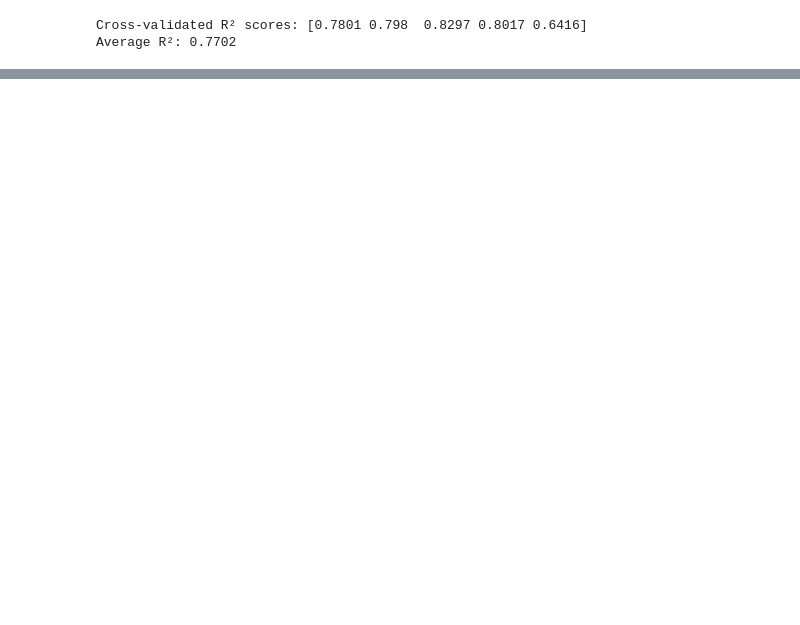
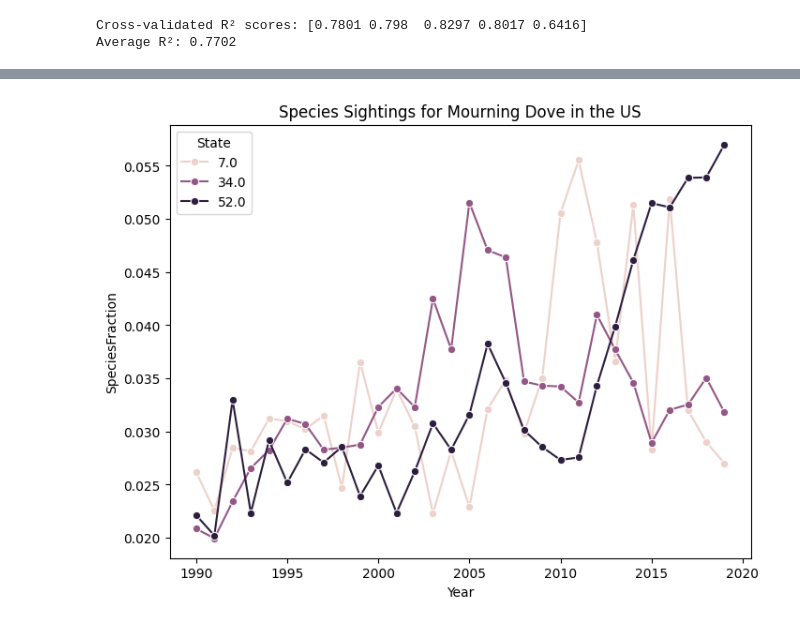
Before and after one commit to mt3842/STAT4291proj, a Jupyter notebook: data/processed/bird.ipynb, the cells around one changed output, grey strips where cells are left out. Drawn from its saved outputs; the diff is of its cells as text; code cells hidden in the pictures; blank space fills up the shorter version.

```diff
--- a/data/processed/bird.ipynb
+++ b/data/processed/bird.ipynb
@@ -243,0 +250,4 @@ Average R²: 0.7702
+# %%
+# Copy over all data
+df2 = df.copy()
+df2
@@ -243,0 +320,15 @@ Average R²: 0.7702
+# %%
+# Visualizing our data
+
+import seaborn as sns
+import matplotlib.pyplot as plt
+
+plt.figure(figsize=(8,6))
+sns.lineplot(data=df2_combined, x="Year", y="SpeciesFraction", hue="State", marker="o")
+
+plt.title("Species Sightings for Mourning Dove in the US", fontsize=12)
+plt.xlabel("Year", fontsize=10)
+plt.ylabel("SpeciesFraction", fontsize=10)
+plt.show()
+# %% [output]
+[figure, added]
```
Also changed, not shown: parts of 11 cells of this notebook, 2 other files.
